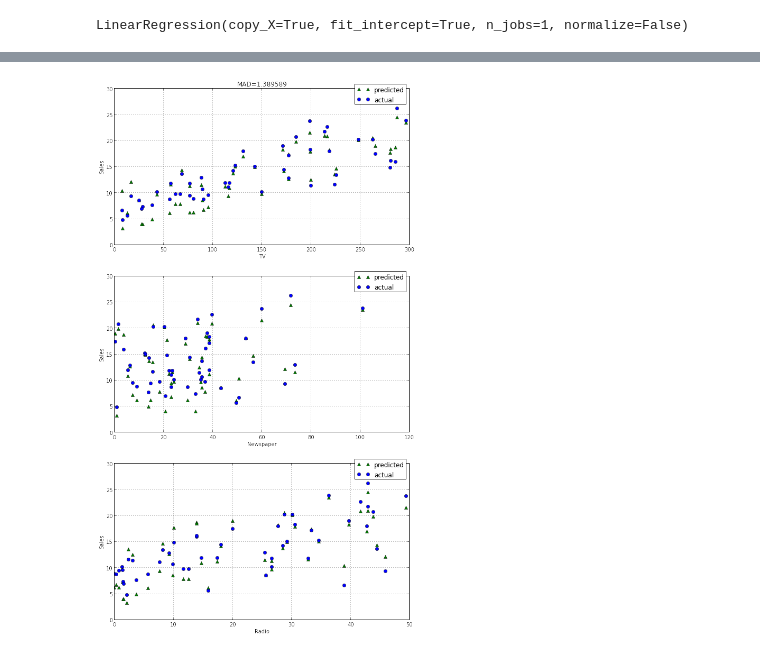
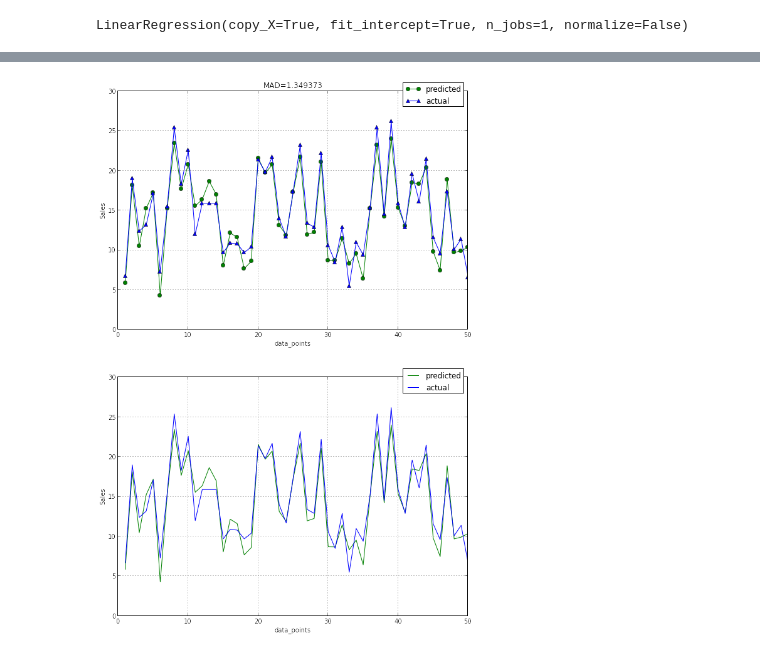
Before and after one commit to poorvi24/mtp, a Jupyter notebook: mtp_regression.ipynb, the cells around one changed output, grey strips where cells are left out. Drawn from its saved outputs; the diff is of its cells as text; code cells hidden in the pictures.

Commit message:
variantion in graph

```diff
--- a/mtp_regression.ipynb
+++ b/mtp_regression.ipynb
@@ -135,0 +160,3 @@ plt.show()
+# %%
+w=np.ravel(y_test)
+w
@@ -136,29 +186,26 @@ plt.show()
+# %%
+x=np.arange(1,51)
+pf=pd.DataFrame(x,columns=['x'])
+pf['y_predicted']=y_pred
+pf['y_actual']=w
 # %%
-fig2=plt.figure(figsize=(10,18))
-axes=fig2.add_subplot(311)
-axes.plot(X_test['TV'],y_pred,'g^',label='predicted')
-axes.plot(X_test['TV'],y_test,'bo',label='actual')
-axes.set_xlabel('TV')
+fig2=plt.figure(figsize=(10,15))
+axes=fig2.add_subplot(211)
+axes.plot(pf['x'],pf['y_predicted'],'go',linestyle='-',label='predicted')
+axes.plot(pf['x'],pf['y_actual'],'b^',linestyle='-',label='actual')
+axes.set_xlabel('data_points')
 axes.set_ylabel('Sales')
 axes.set_title("MAD=%f" %(MAD))
 axes.legend(loc='upper right', bbox_to_anchor=(1, 1.05))
 axes.grid()
 
-axes=fig2.add_subplot(312)
-axes.plot(X_test['Newspaper'],y_pred,'g^',label='predicted')
-axes.plot(X_test['Newspaper'],y_test,'bo',label='actual')
-axes.set_xlabel('Newspaper')
-axes.set_ylabel('Sales')
-axes.legend(loc='upper right', bbox_to_anchor=(1, 1.05))
-axes.grid()
-
-axes=fig2.add_subplot(313)
-axes.plot(X_test['Radio'],y_pred,'g^',label='predicted')
-axes.plot(X_test['Radio'],y_test,'bo',label='actual')
-axes.set_xlabel('Radio')
+axes=fig2.add_subplot(212)
+axes.plot(pf['x'],pf['y_predicted'],'g',linestyle='-',label='predicted')
+axes.plot(pf['x'],pf['y_actual'],'b',linestyle='-',label='actual')
+axes.set_xlabel('data_points')
 axes.set_ylabel('Sales')
 axes.legend(loc='upper right', bbox_to_anchor=(1, 1.05))
 axes.grid()
 plt.show()
 # %% [output]
-[figure, old version]
+[figure, new version]
```
Also changed, not shown: parts of 9 cells of this notebook.
